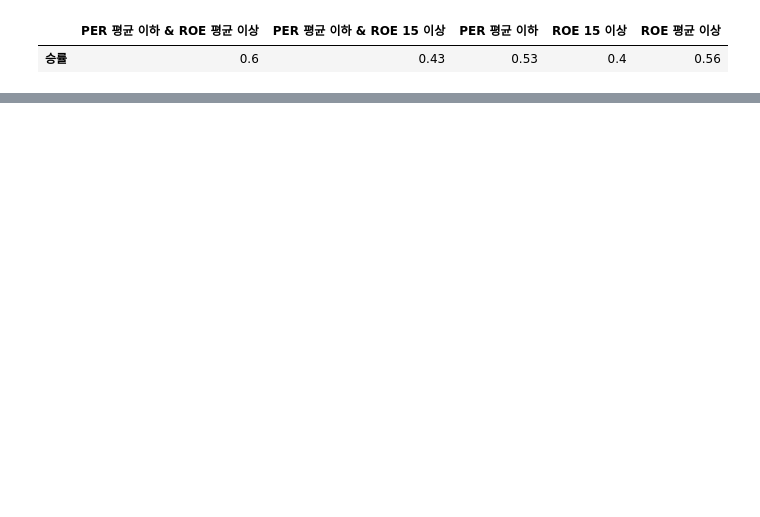
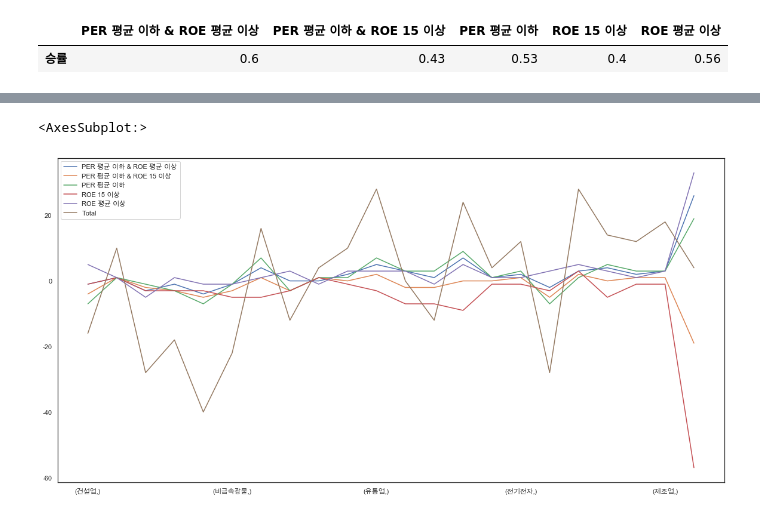
Before and after one commit to dss-16th/eda-repo-1, a Jupyter notebook: eda_per_roa_cap.ipynb, the cells around one changed output, grey strips where cells are left out. Drawn from its saved outputs; the diff is of its cells as text; code cells hidden in the pictures; blank space fills up the shorter version.

```diff
--- a/eda_per_roa_cap.ipynb
+++ b/eda_per_roa_cap.ipynb
@@ -805,0 +783,5 @@ df_year
+# %%
+df_ind.plot(figsize=(20,10))
+# %% [output]
+<AxesSubplot:>
+[figure, added]
```
Also changed, not shown: parts of 18 cells of this notebook.
